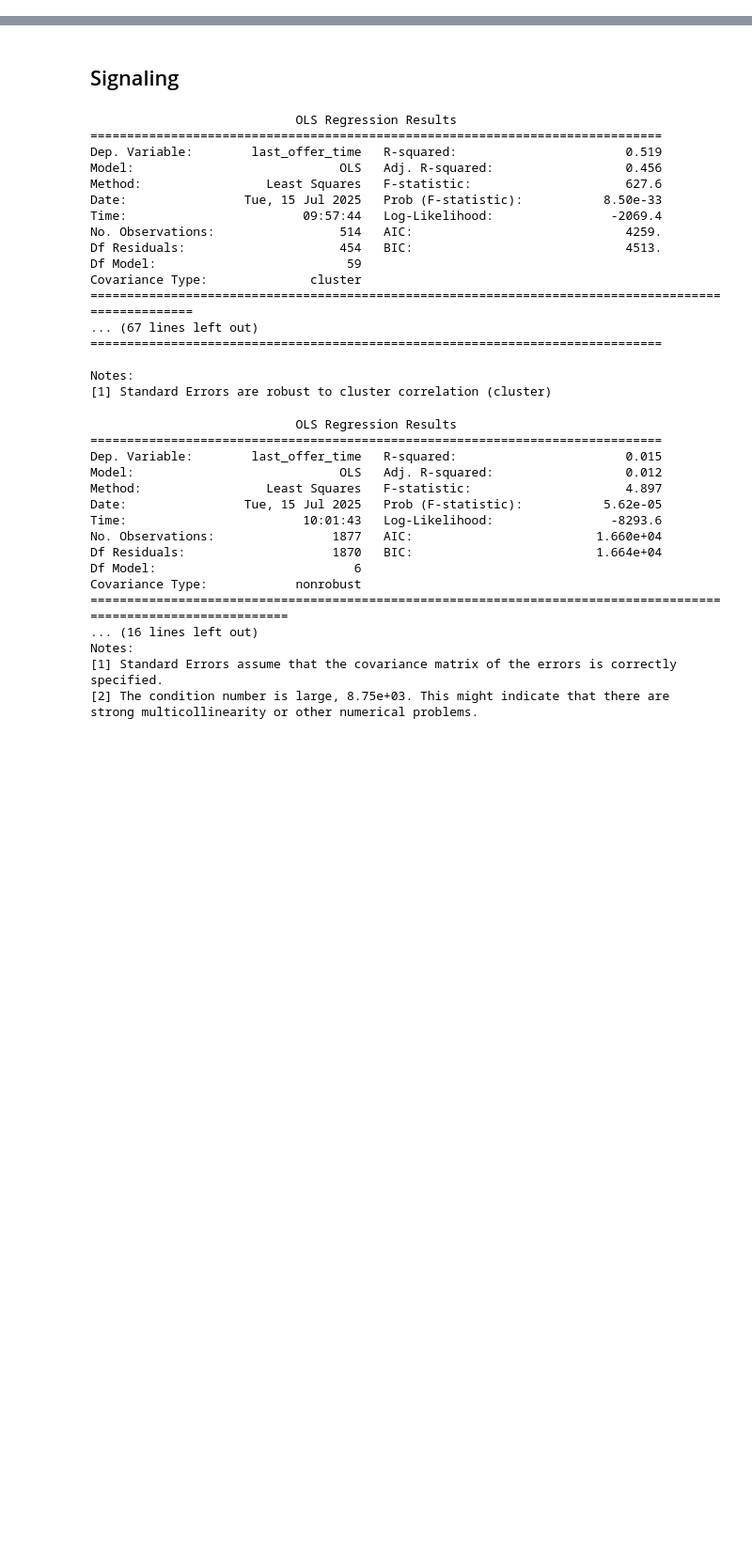
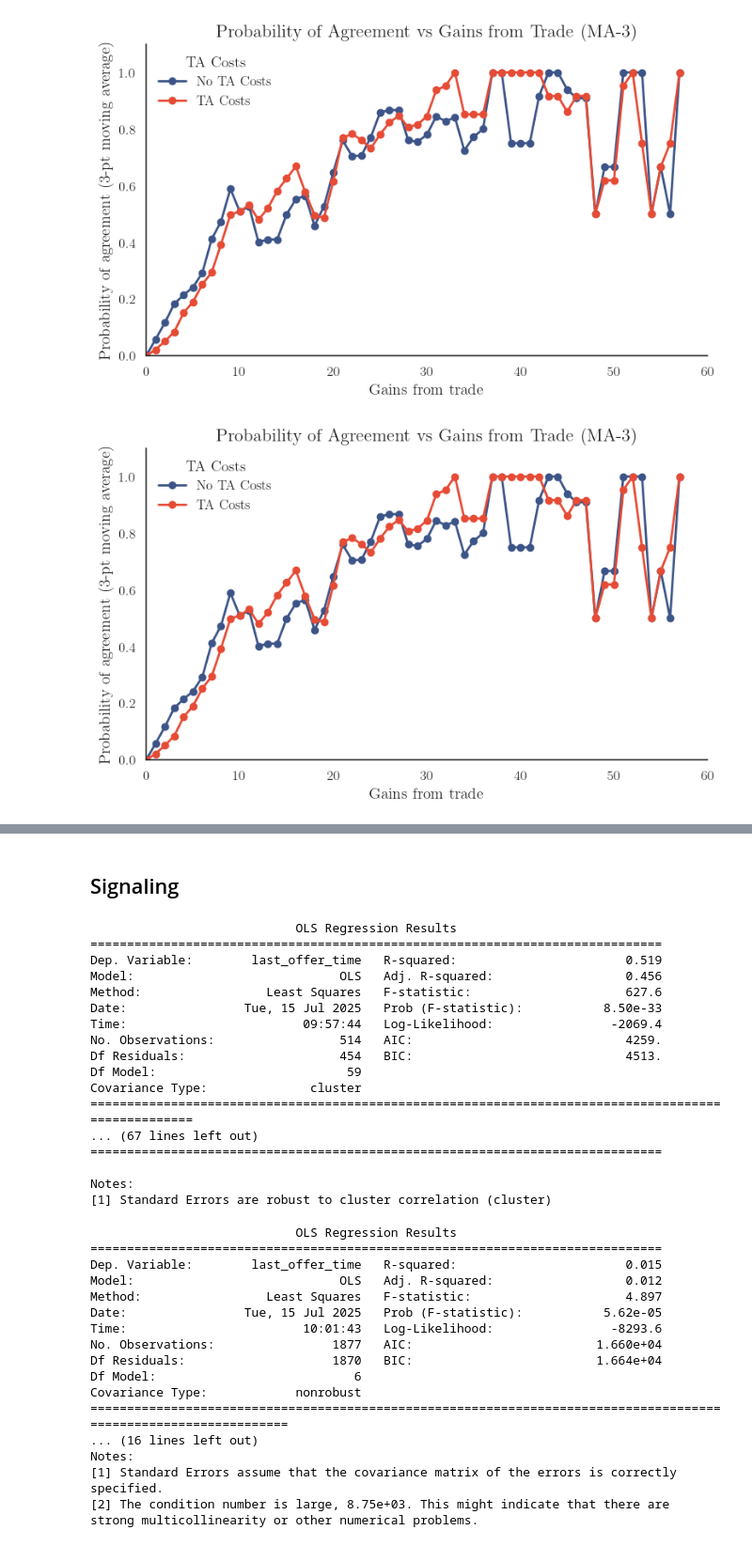
Before and after one commit to NicolasRoever/bargaining_experiment_analysis, a Jupyter notebook: src/bargaining_analysis/main_results/sandbox.ipynb, the cells around one changed output, grey strips where cells are left out. Shown at 94% size. Cells and saved outputs as stored; diff of their text form; code cells hidden in the pictures; blank space fills up the shorter version.

```diff
--- a/src/bargaining_analysis/main_results/sandbox.ipynb
+++ b/src/bargaining_analysis/main_results/sandbox.ipynb
@@ -41,0 +251,6 @@ df = pd.read_csv("/Users/nicolasroever/Dropbox/Promotion/Bargaining/bargaining_e
+# %%
+plot_df = df[
+    (df['participant_role'] == 'Buyer') &
+    (df["gains_from_trade"] >= 0) &
+    (df["TA_costs"] >= 0)
+].copy()
@@ -41,0 +313,5 @@ df = pd.read_csv("/Users/nicolasroever/Dropbox/Promotion/Bargaining/bargaining_e
+# %%
+plot_agreement_prob_by_gft_ma3(plot_df, binning="nearest")
+# %% [output]
+[figure, added]
+[figure, added]
```
Also changed, not shown: parts of 17 cells of this notebook, 10 other files.
